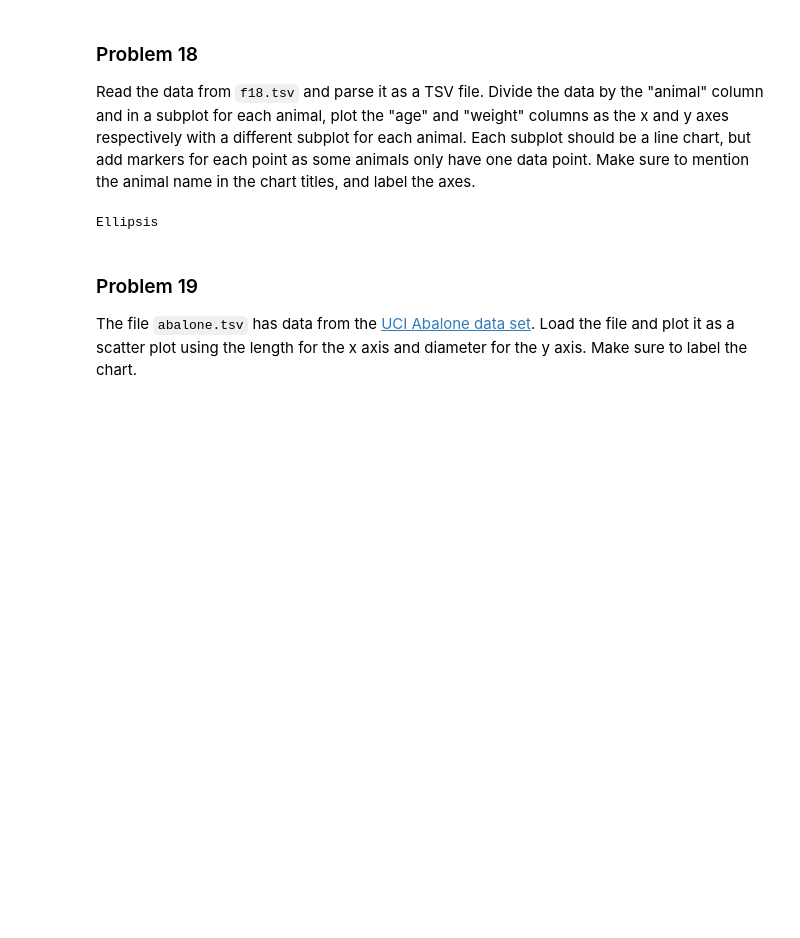
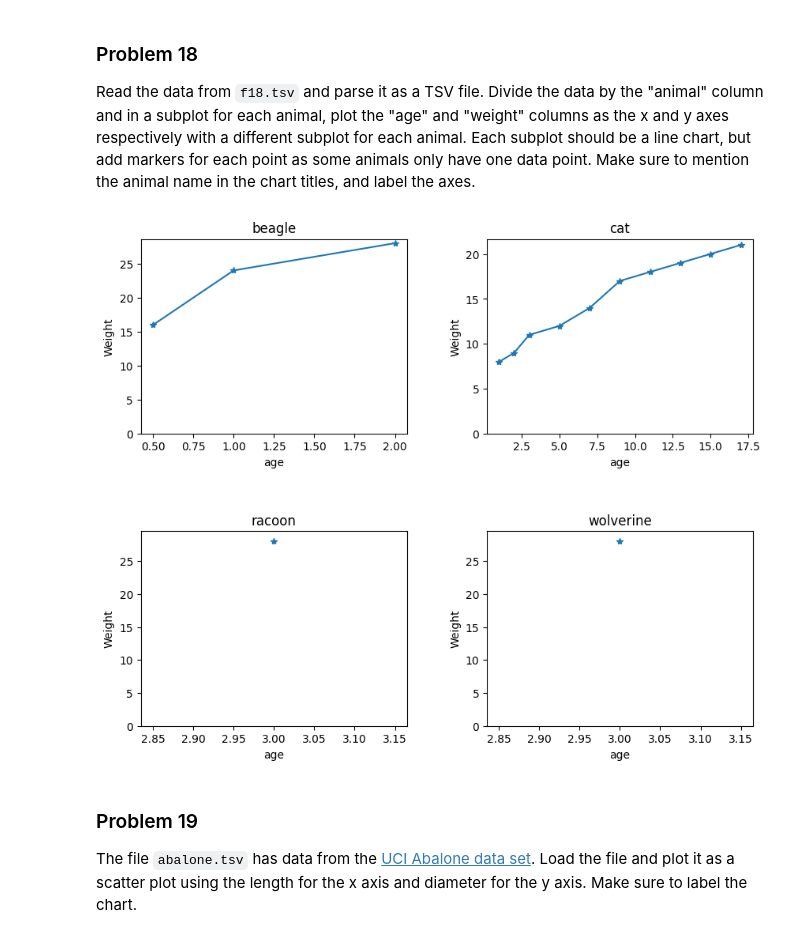
Before and after one commit to kmdavis2/dx602-homework-05, a Jupyter notebook: homework.ipynb, the cells around one changed output. Drawn from its saved outputs; the diff is of its cells as text; code cells hidden in the pictures; blank space fills up the shorter version.

```diff
--- a/homework.ipynb
+++ b/homework.ipynb
@@ -481,12 +489,56 @@ Read the data from `f18.tsv` and parse it as a TSV file.
 Divide the data by the "animal" column and in a subplot for each animal, plot the "age" and "weight" columns as the x and y axes respectively with a different subplot for each animal.
 Each subplot should be a line chart, but add markers for each point as some animals only have one data point.
 Make sure to mention the animal name in the chart titles, and label the axes.
-# %%
-# YOUR CHANGES HERE
-
-...
-# %% [output]
-Ellipsis
+# %%
+# YOUR CHANGES HERE
+
+import csv
+
+animal_data = {}
+
+with open("f18.tsv") as file:
+    reader = csv.DictReader(file, dialect="excel-tab")
+    for row in reader:
+        animal = row["animal"]
+        if not animal:
+            continue
+        try:
+            age = float(row["age"])
+            weight = float(row["weight"])
+        except (KeyError, ValueError):
+            continue
+        animal_data.setdefault(animal, []).append((age, weight))
+
+animals = sorted(animal_data.keys())
+
+n = len(animals)
+cols = 2
+rows = math.ceil(n / cols)
+fig, axes = plt.subplots(rows, cols, figsize=(5*cols, 4*rows))
+
+
+for idx, animal in enumerate(animals):
+    r, c = divmod(idx, cols)
+    ax = axes[r][c]
+
+    pts = sorted(animal_data[animal], key=lambda t: t[0])
+    x = [a for a, _ in pts]
+    y = [w for w, w in pts]
+
+    ax.plot(x,y, marker="*")
+    ax.set_title(f"{animal}")
+    ax.set_xlabel("age")
+    ax.set_ylabel("Weight")
+    ax.set_ylim(bottom=0)
+
+for j in range(n, rows*cols):
+    r,c = divmod(j, cols)
+    axes[r][c].set_visible(False)
+plt.subplots_adjust(hspace=0.5, wspace=0.3)
+
+plt.show()
+# %% [output]
+[figure, added]
 # %% [markdown]
 ### Problem 19
 
```
Also changed, not shown: parts of 2 cells of this notebook.
